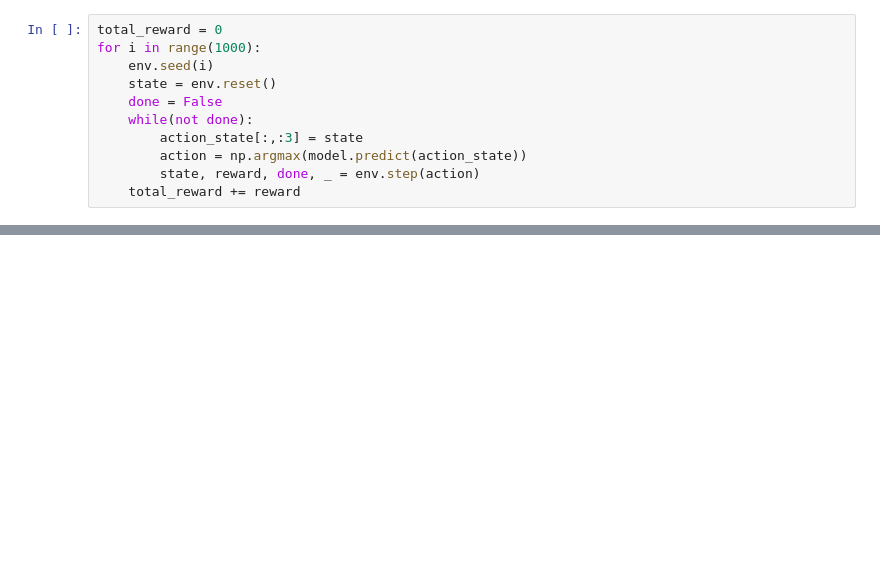
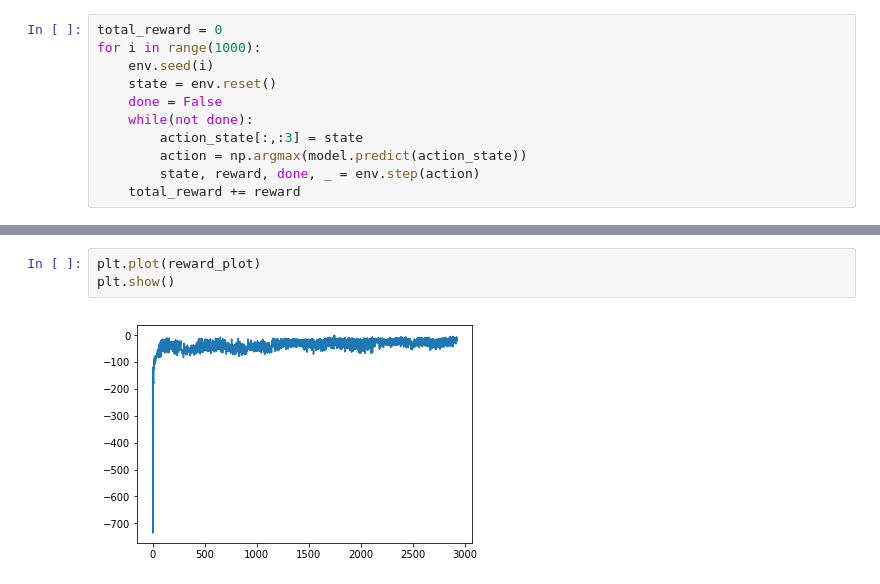
Before and after one commit to jc2554/cs6700_project, a Jupyter notebook: cs6700_blackjack_slightly_tuned.ipynb, the cells around one changed output, grey strips where cells are left out. Drawn from its saved outputs; the diff is of its cells as text; blank space fills up the shorter version.

```diff
--- a/cs6700_blackjack_slightly_tuned.ipynb
+++ b/cs6700_blackjack_slightly_tuned.ipynb
@@ -126,0 +144,5 @@ total_reward
+# %%
+plt.plot(reward_plot)
+plt.show()
+# %% [output]
+[figure, added]
```
Also changed, not shown: parts of 5 cells of this notebook.
